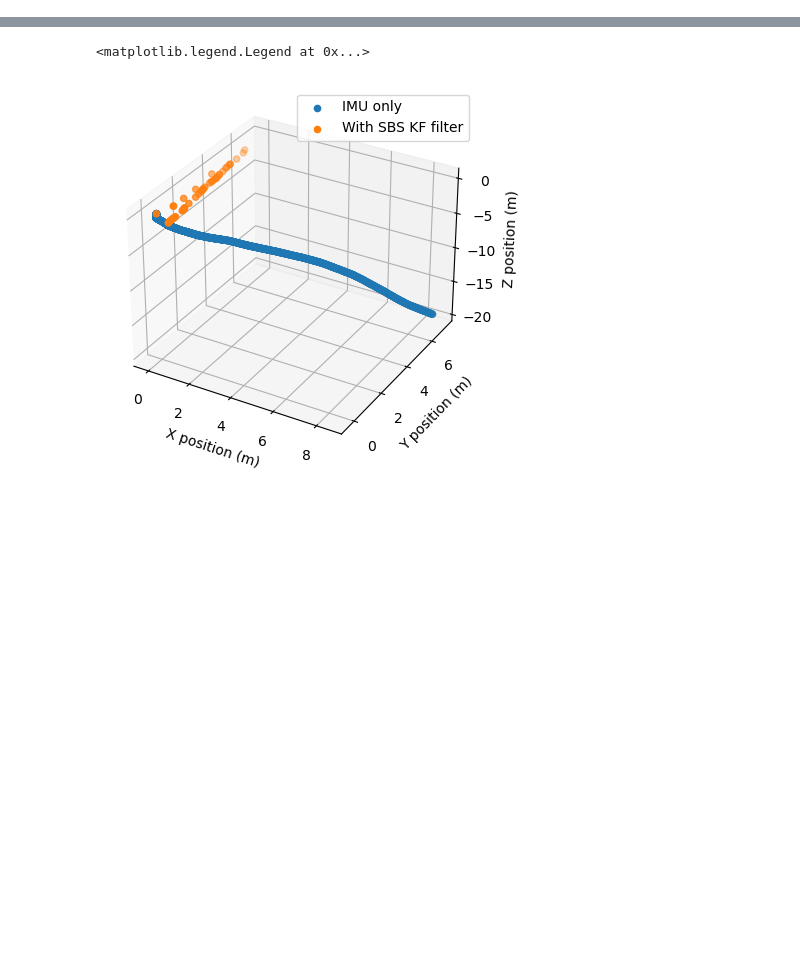
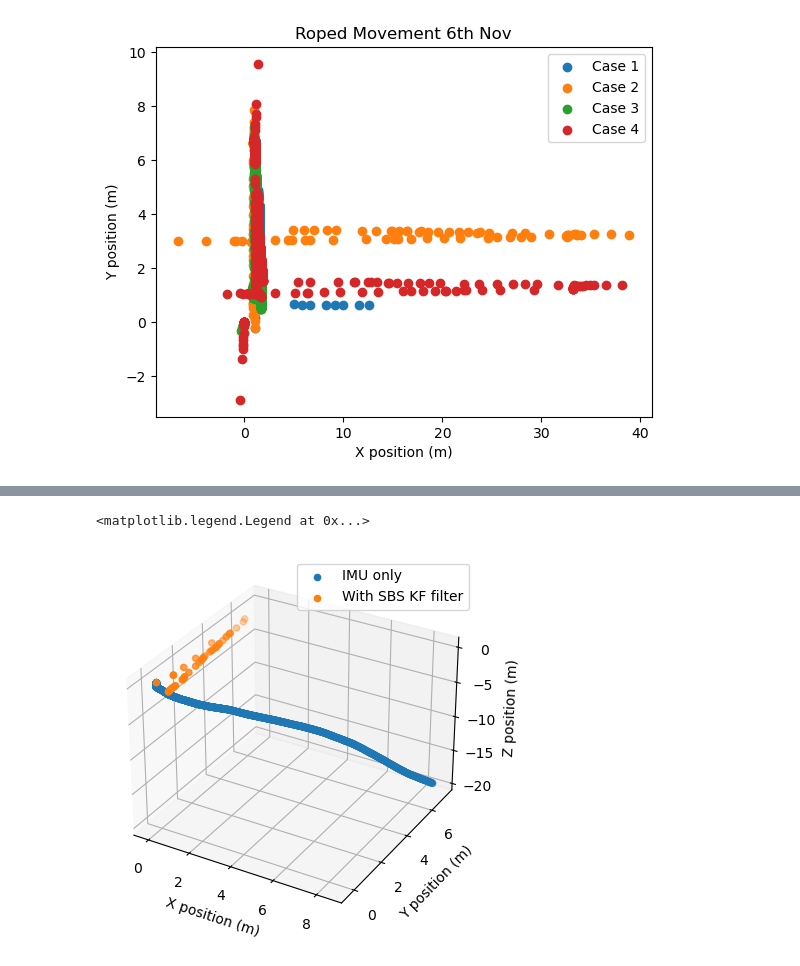
Before and after one commit to SAAB-NTU/2024_UWR, a Jupyter notebook: Analysis/graphs.ipynb, the cells around one changed output, grey strips where cells are left out. Saved outputs shown, nothing was run; the diff lists cells and outputs as text; code cells hidden in the pictures; blank space fills up the shorter version.

```diff
--- a/Analysis/graphs.ipynb
+++ b/Analysis/graphs.ipynb
@@ -3,0 +6,4 @@ import pandas as pd
+# %%
+cases=sorted(glob("/home/*/Desktop/CSVs/output_case_*"))
+confidence_cases=sorted(glob("/home/*/Desktop/CSVs/output_confidence_case_*"))
+imus=sorted(glob("/home/*/Desktop/CSVs/output_IMU_case_*"))
@@ -3,0 +38,12 @@ import pandas as pd
+# %%
+for case in imus[:4]:
+    df=pd.read_csv(case)
+    plt.title("Roped Movement 6th Nov")
+    plt.scatter(df["Pose_X"],df["Pose_Y"])
+    plt.legend(["Case 1","Case 2","Case 3","Case 4"])
+    plt.xlabel("X position (m)")
+    plt.ylabel("Y position (m)")
+    #plt.xlim(0,2)
+    #plt.ylim(0,7)
+# %% [output]
+[figure, added]
```
Also changed, not shown: parts of 11 cells of this notebook, 26 other files.
